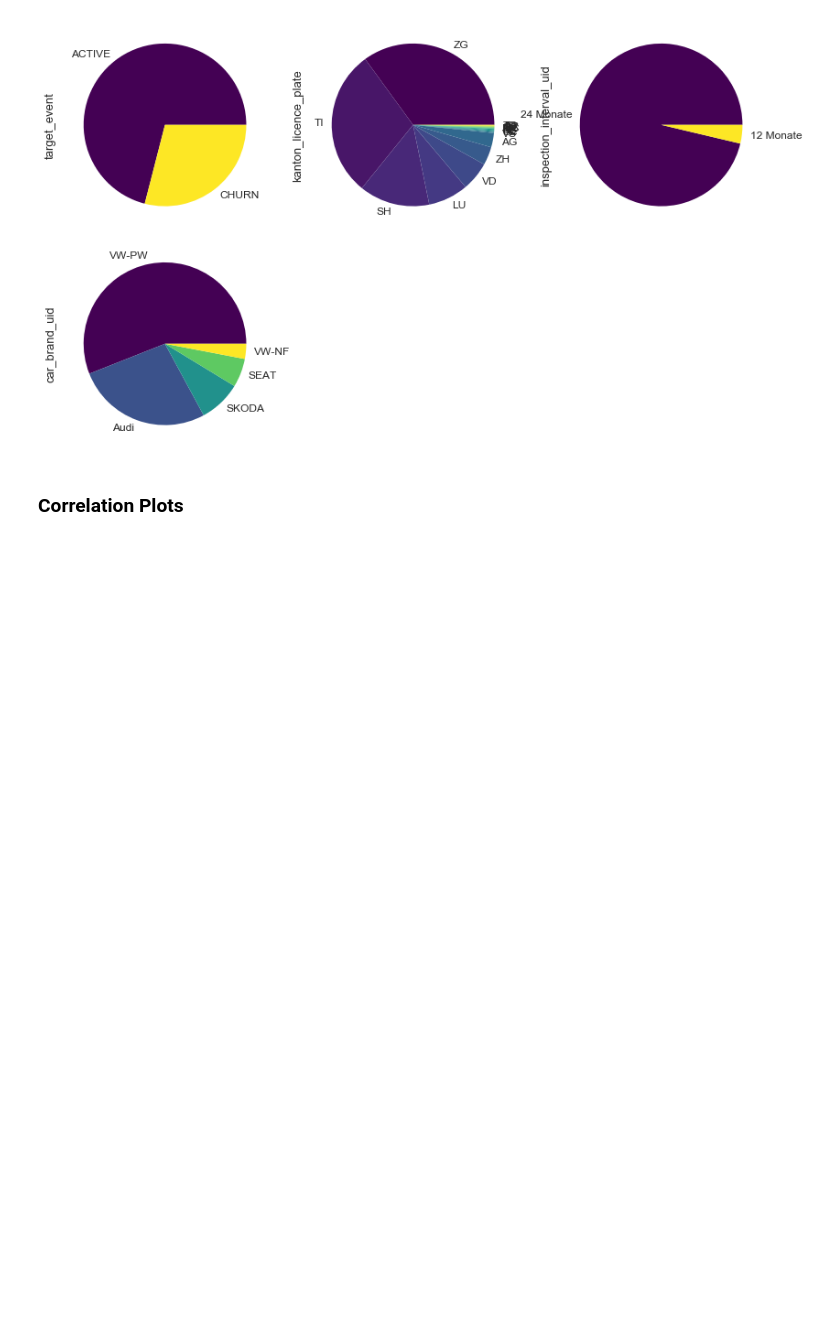
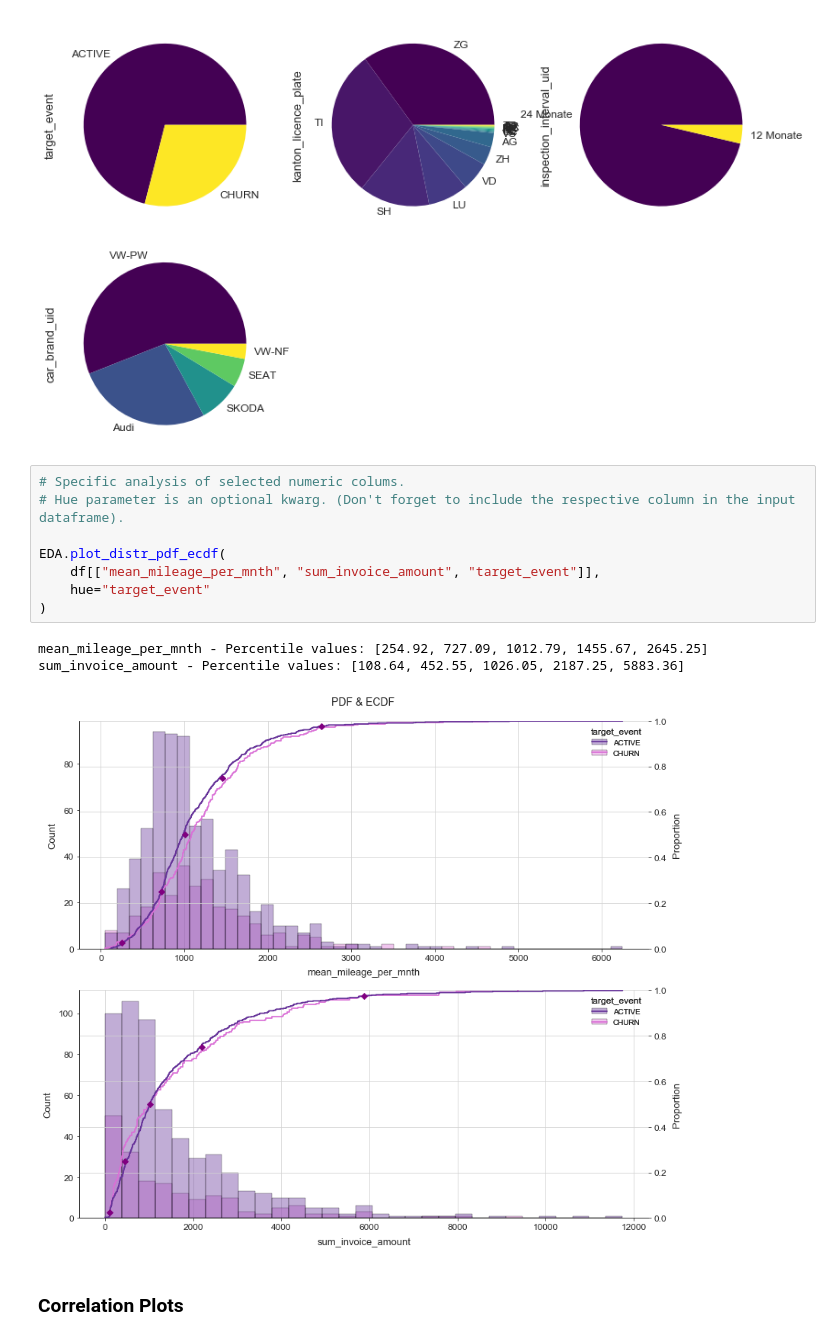
Before and after one commit to rbuerki/codebook, a Jupyter notebook: dev/dev_EDA.ipynb, the cells around one changed output. Saved outputs shown, nothing was run; the diff lists cells and outputs as text; blank space fills up the shorter version.

Commit message:
Add the pdf_ecdf distribution function

```diff
--- a/dev/dev_EDA.ipynb
+++ b/dev/dev_EDA.ipynb
@@ -199,6 +199,18 @@ EDA.plot_distr_boxplots(df.iloc[:, :-2])
 EDA.plot_distr_pies(df)
 # %% [output]
 [figure]
+# %%
+# Specific analysis of selected numeric colums.
+# Hue parameter is an optional kwarg. (Don't forget to include the respective column in the input dataframe).
+
+EDA.plot_distr_pdf_ecdf(
+    df[["mean_mileage_per_mnth", "sum_invoice_amount", "target_event"]],
+    hue="target_event"
+)
+# %% [output]
+mean_mileage_per_mnth - Percentile values: [254.92, 727.09, 1012.79, 1455.67, 2645.25]
+sum_invoice_amount - Percentile values: [108.64, 452.55, 1026.05, 2187.25, 5883.36]
+[figure, added]
 # %% [markdown]
 ### Correlation Plots
 # %%
```
Also changed, not shown: parts of 8 cells of this notebook, 1 other file.
